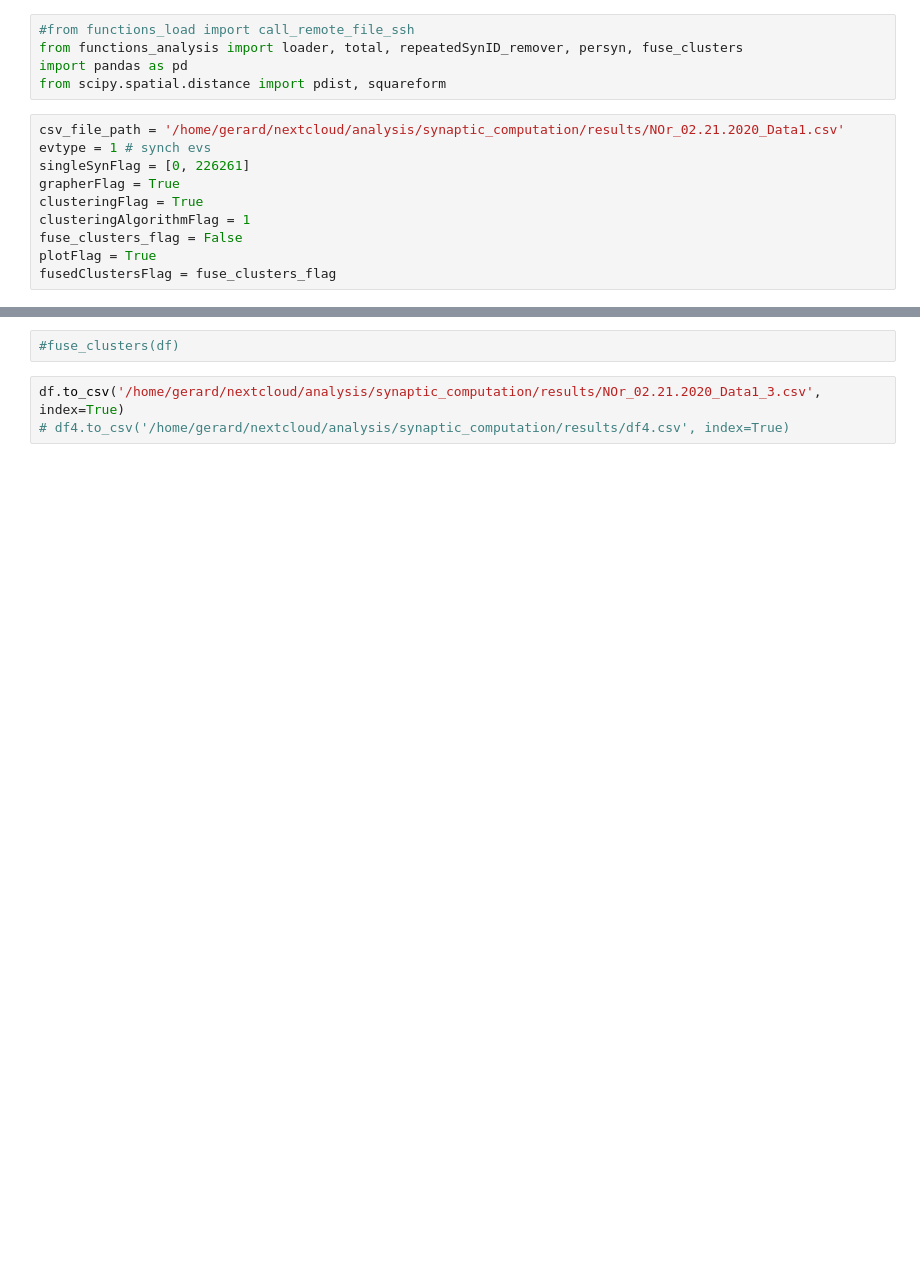
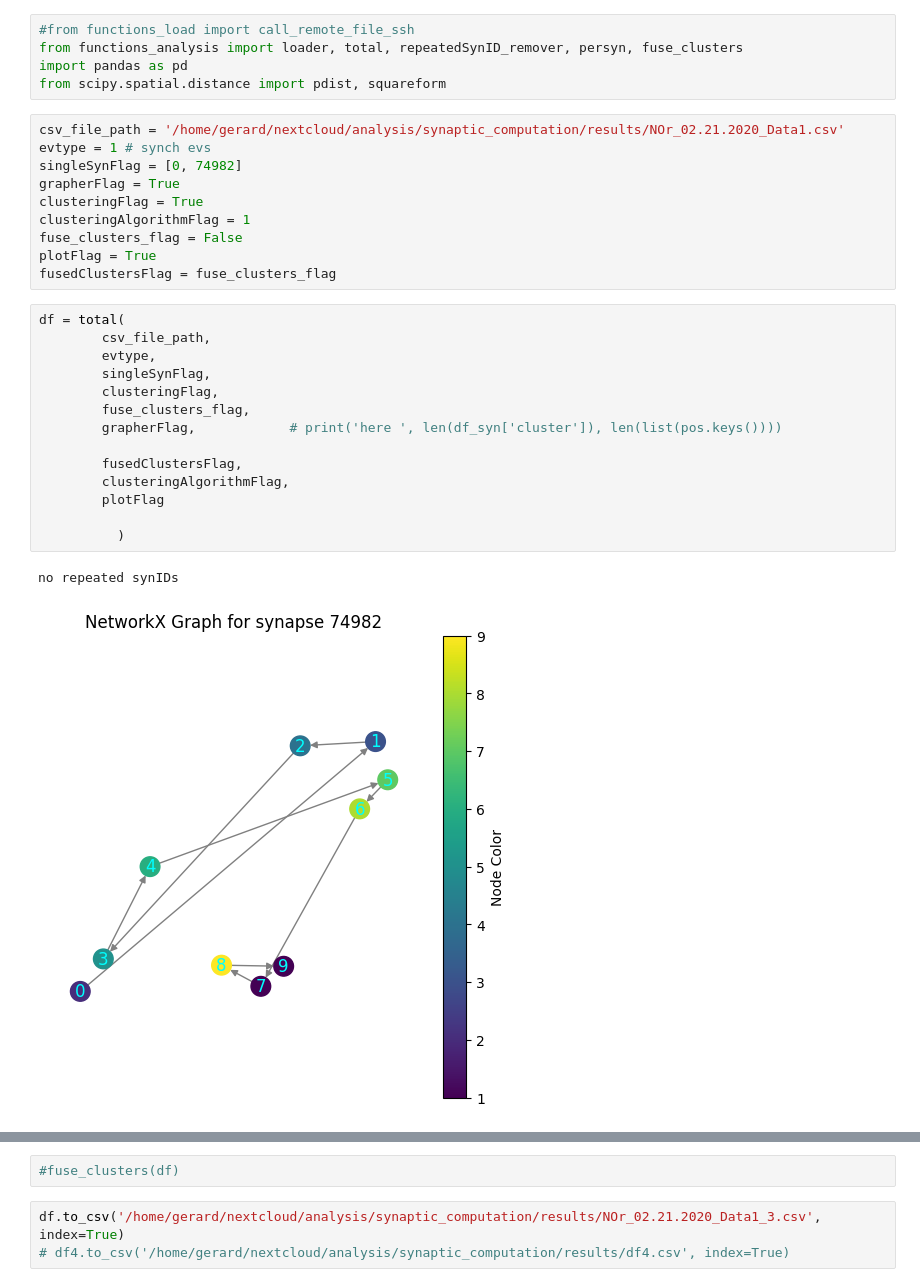
Before and after one commit to gmalagonv/synaptic_computation, a Jupyter notebook: functions_scripts/analysis_0.1.ipynb, the cells around one changed output, grey strips where cells are left out. Saved outputs shown, nothing was run; the diff lists cells and outputs as text; blank space fills up the shorter version.

```diff
--- a/functions_scripts/analysis_0.1.ipynb
+++ b/functions_scripts/analysis_0.1.ipynb
@@ -6,11 +6,28 @@ from scipy.spatial.distance import pdist, squareform
 # %%
 csv_file_path = '/home/gerard/nextcloud/analysis/synaptic_computation/results/NOr_02.21.2020_Data1.csv'
 evtype = 1 # synch evs
-singleSynFlag = [0, 226261]
+singleSynFlag = [0, 74982]
 grapherFlag = True
 clusteringFlag = True
 clusteringAlgorithmFlag = 1
 fuse_clusters_flag = False
 plotFlag = True
 fusedClustersFlag = fuse_clusters_flag
+# %%
+df = total(
+        csv_file_path,
+        evtype,
+        singleSynFlag,
+        clusteringFlag,
+        fuse_clusters_flag,
+        grapherFlag,            # print('here ', len(df_syn['cluster']), len(list(pos.keys())))
+
+        fusedClustersFlag,
+        clusteringAlgorithmFlag,
+        plotFlag
+
+          )
+# %% [output]
+no repeated synIDs
+[figure, added]
 # %%
```
Also changed, not shown: parts of 5 cells of this notebook, 1 other file.
